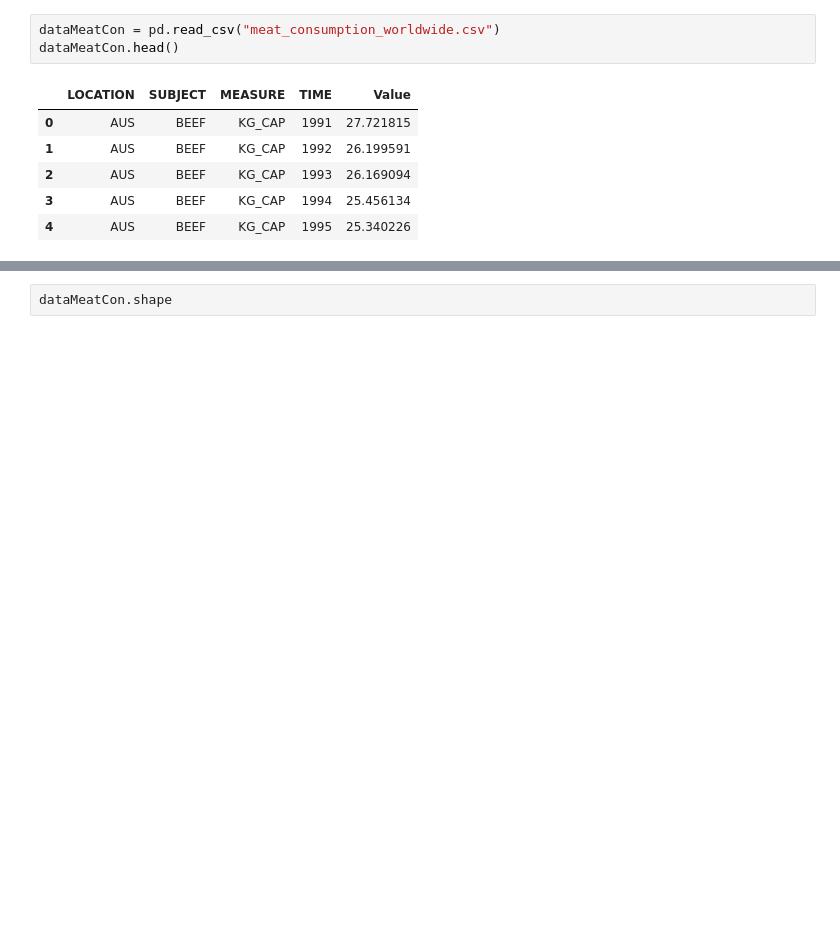
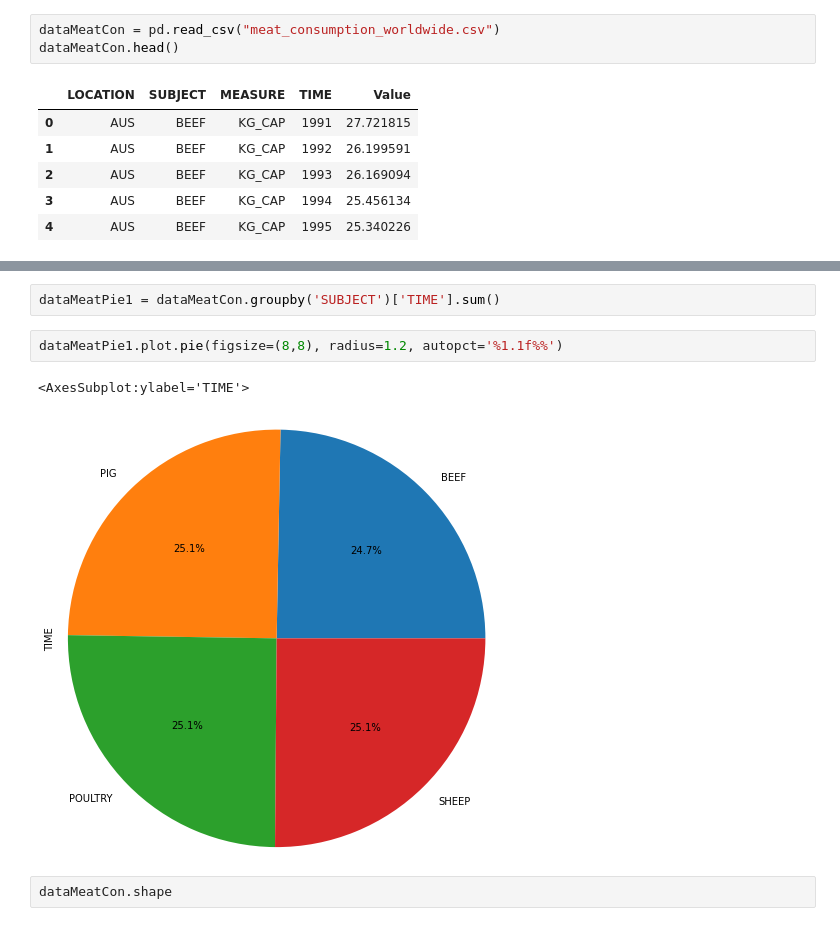
Before and after one commit to kellyc-j/MenuAssistance_project_y4, a Jupyter notebook: No. 2 Menu Assistance.ipynb, the cells around one changed output, grey strips where cells are left out. Drawn from its saved outputs; the diff is of its cells as text; blank space fills up the shorter version.

Commit message:
data understanding

```diff
--- a/No. 2 Menu Assistance.ipynb
+++ b/No. 2 Menu Assistance.ipynb
@@ -82,3 +173,10 @@ dataMeatCon.head()
+# %%
+dataMeatPie1 = dataMeatCon.groupby('SUBJECT')['TIME'].sum()
+# %%
+dataMeatPie1.plot.pie(figsize=(8,8), radius=1.2, autopct='%1.1f%%')
+# %% [output]
+<AxesSubplot:ylabel='TIME'>
+[figure, added]
 # %%
 dataMeatCon.shape
 # %% [output]
```
Also changed, not shown: parts of 13 cells of this notebook.
